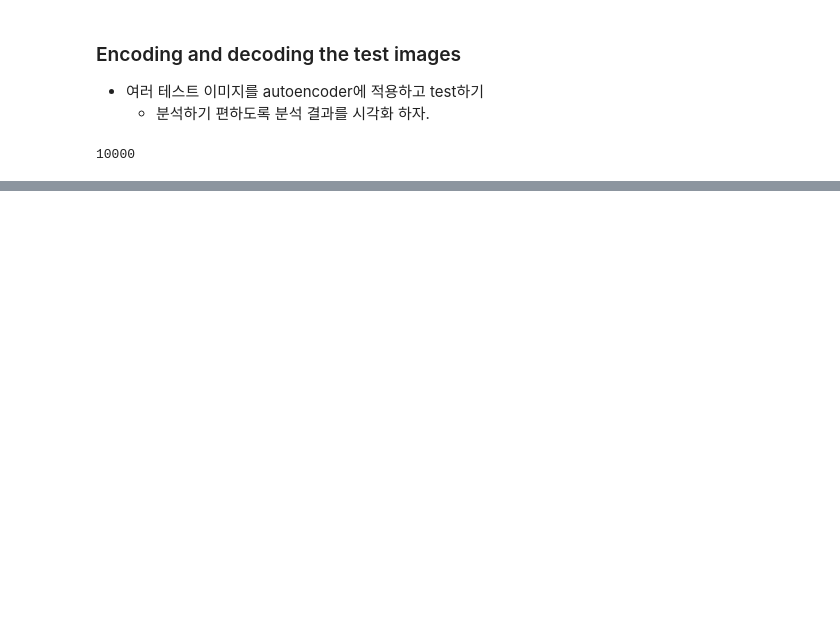
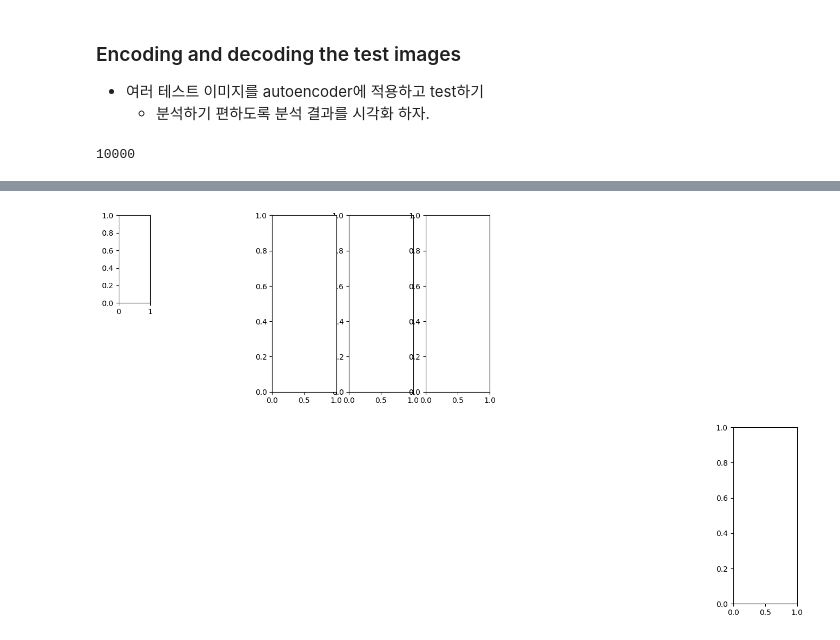
Before and after one commit to LJHgithub2/Computer-Vision, a Jupyter notebook: AutoEncoders/AutoEncoders .ipynb, the cells around one changed output, grey strips where cells are left out. Saved outputs shown, nothing was run; the diff lists cells and outputs as text; code cells hidden in the pictures; blank space fills up the shorter version.

```diff
--- a/AutoEncoders/AutoEncoders .ipynb
+++ b/AutoEncoders/AutoEncoders .ipynb
@@ -261,0 +315,10 @@ for i , image_index in enumerate(test_images):
+# %%
+# plt 연습
+plt.figure(figsize=(18,50))
+ax = plt.subplot(20,20,1)
+ax = plt.subplot(10,10,4)
+ax = plt.subplot(10,10,5)
+ax = plt.subplot(10,10,3)
+ax = plt.subplot(10,10,19)
+# %% [output]
+[figure, added]
```
Also changed, not shown: parts of 28 cells of this notebook.
